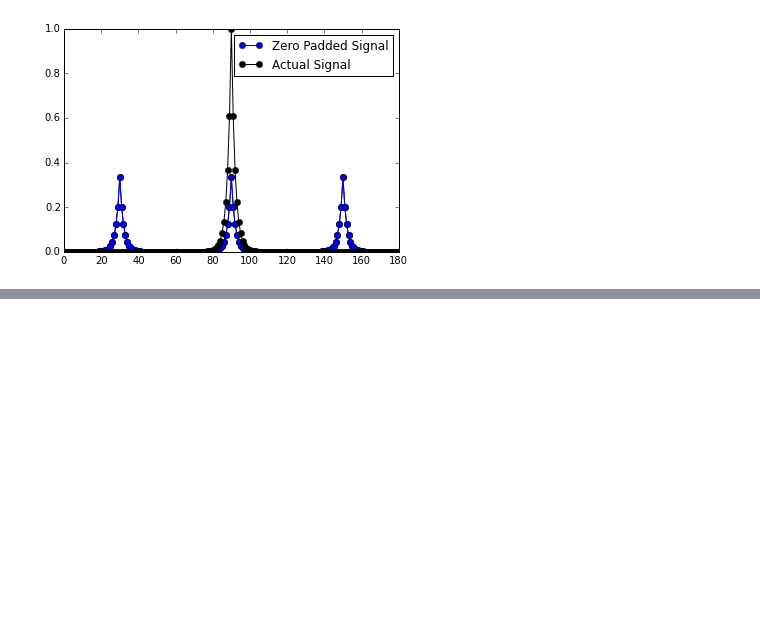
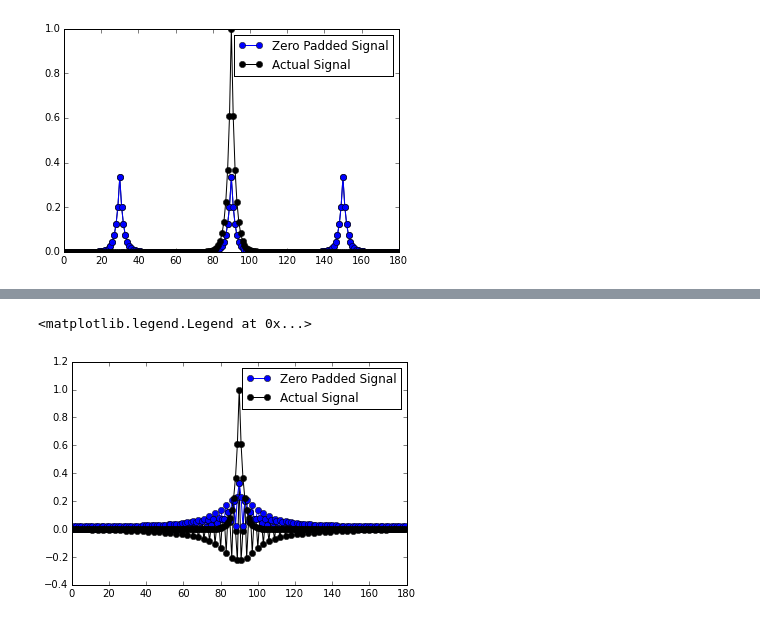
Before and after one commit to davidbrough1/pymks, a Jupyter notebook: notebooks/Spectral_Interpolation.ipynb, the cells around one changed output, grey strips where cells are left out. Saved outputs shown, nothing was run; the diff lists cells and outputs as text; code cells hidden in the pictures; blank space fills up the shorter version.

```diff
--- a/notebooks/Spectral_Interpolation.ipynb
+++ b/notebooks/Spectral_Interpolation.ipynb
@@ -197,0 +204,9 @@ fy_pad_big[(3 * N / 2):][::3] = fy_small[(N / 2):]
+# %%
+y_pad_big = np.fft.ifftn(fy_pad_big)
+plt.plot(X_big, y_pad_big, 'ko-')
+plt.plot(X_big, abs(y_pad_big), 'bo-', label='Zero Padded Signal')
+plt.plot(X_big, abs(y_big), 'ko-', label='Actual Signal')
+plt.legend()
+# %% [output]
+<matplotlib.legend.Legend at 0x...>
+[figure, added]
```
Also changed, not shown: parts of 6 cells of this notebook.
